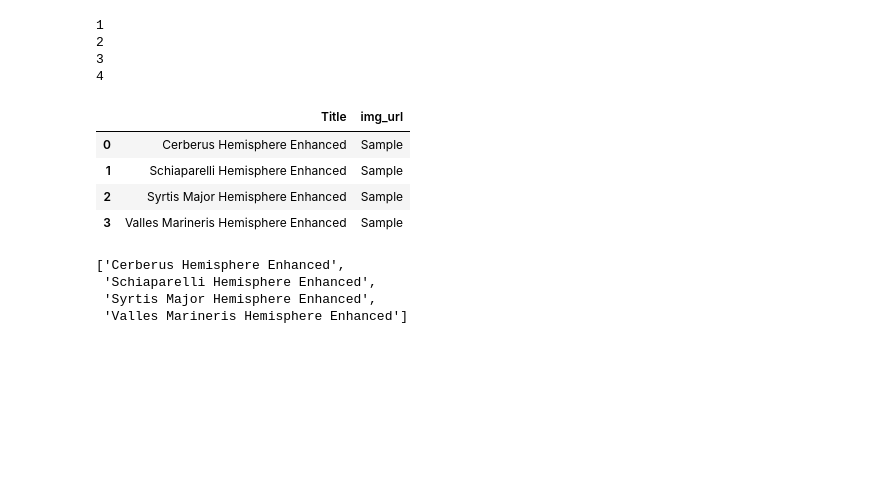
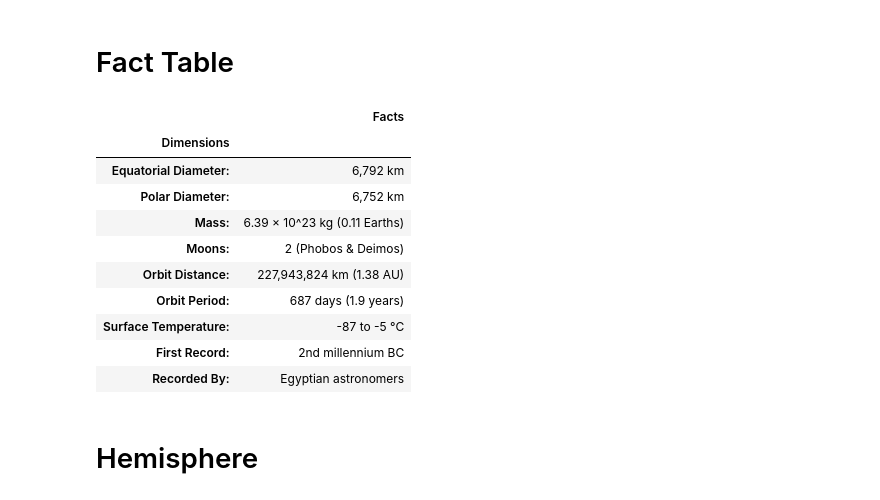
Before and after one commit to Jhartung826/NASA_Scrape, a Jupyter notebook: NASA.ipynb, the cells around one changed output. Cells and saved outputs as stored; diff of their text form; code cells hidden in the pictures; blank space fills up the shorter version.

```diff
--- a/NASA.ipynb
+++ b/NASA.ipynb
@@ -90 +110,25 @@ mars_fact_table_modified = pd.data
+# %% [markdown]
+# Fact Table
+# %%
+mars_fact_table = pd.read_html(facts_url)[0]
+# mars_fact_table_modified = pd.data
+# mars_fact_table.columns = ["Facts"]
+# mars_fact_table.set_index('Dimensions')
+mars_fact_table.rename(columns={1: "Facts", 0: 'Dimensions'}, inplace=True)
+mars_fact_table.set_index('Dimensions', drop=True, inplace=True)
+mars_fact_table
+# %% [output]
+|  | Facts |
+| Dimensions |  |
+| Equatorial Diameter: | 6,792 km |
+| Polar Diameter: | 6,752 km |
+| Mass: | 6.39 × 10^23 kg (0.11 Earths) |
+| Moons: | 2 (Phobos & Deimos) |
+| Orbit Distance: | 227,943,824 km (1.38 AU) |
+| Orbit Period: | 687 days (1.9 years) |
+| Surface Temperature: | -87 to -5 °C |
+| First Record: | 2nd millennium BC |
+| Recorded By: | Egyptian astronomers |
+# %% [markdown]
+# Hemisphere
 # %%
@@ -94,28 +136,0 @@ driver.get('https://astrogeology.usgs.gov/search/results?q=hemisphere+enhanced&k
-# %%
-for i in range(1,5):
-    print(i)
-    nasa_link = driver.find_element_by_xpath(f'//*[@id="product-section"]/div[2]/div[{i}]/div/a')
-    nasa_links.append(nasa_link.text)
-    nasa_link.click()
-    nasa_pic = driver.find_element_by_xpath('//*[@id="wide-image"]/div/ul/li[1]/a').text
-    nasa_pic_list.append(nasa_pic)
-    driver.execute_script("window.history.go(-1)")
-nasa_df = pd.DataFrame({"Title": nasa_links, "img_url": nasa_pic_list})
-nasa_df
-# %% [output]
-1
-2
-3
-4
-|  | Title | img_url |
-| 0 | Cerberus Hemisphere Enhanced | Sample |
-| 1 | Schiaparelli Hemisphere Enhanced | Sample |
-| 2 | Syrtis Major Hemisphere Enhanced | Sample |
-| 3 | Valles Marineris Hemisphere Enhanced | Sample |
-# %%
-nasa_links
-# %% [output]
-['Cerberus Hemisphere Enhanced',
- 'Schiaparelli Hemisphere Enhanced',
- 'Syrtis Major Hemisphere Enhanced',
- 'Valles Marineris Hemisphere Enhanced']
```
Also changed, not shown: parts of 28 cells of this notebook, 6 other files.
